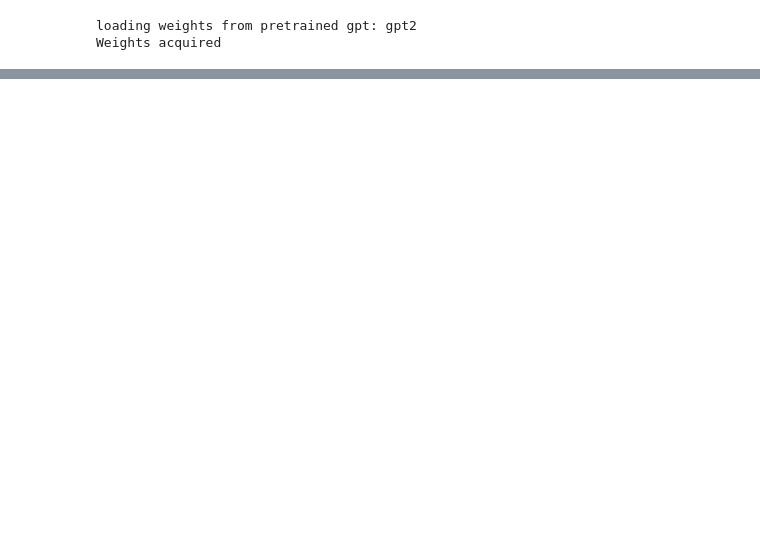
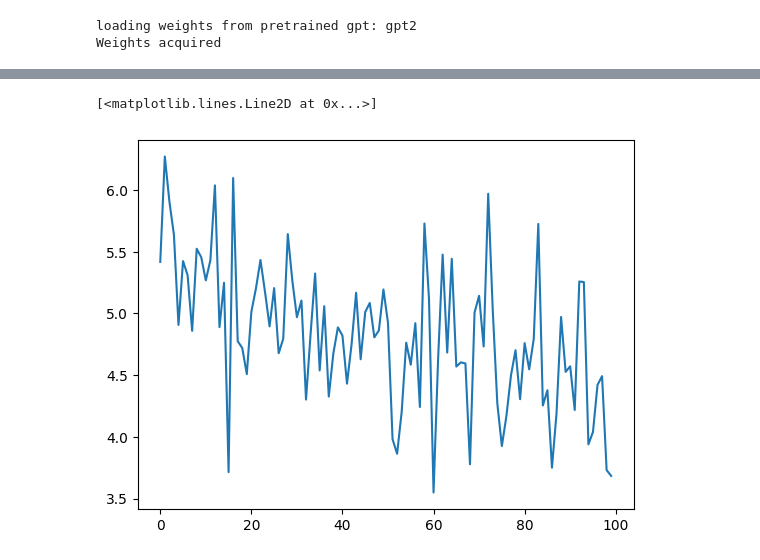
Before and after one commit to ragitu5552/Decoder-Only-Transformer, a Jupyter notebook: Untitled1.ipynb, the cells around one changed output, grey strips where cells are left out. Saved outputs shown, nothing was run; the diff lists cells and outputs as text; code cells hidden in the pictures; blank space fills up the shorter version.

Commit message:
Trained the model on shakespear dataset

```diff
--- a/Untitled1.ipynb
+++ b/Untitled1.ipynb
@@ -223,0 +461,34 @@ for i in range(5):
+# %%
+batch = 5
+block = 32
+data = text[:1000]
+data = enc.encode(data)
+data = torch.tensor(data)
+inp = data[:batch*block+1]
+x =inp[:-1].view(batch, block)
+y =inp[1:].view(batch, block)
+# %%
+def get_batch(data):
+    ix = torch.randint(0, len(data), (1, ))
+    inpd = data[ix:ix+block*batch+1]
+    len(inpd)
+    # inpd = torch.tensor(inpd)
+    x = inpd[:-1].view(batch, block)
+    y = inpd[1:].view(batch, block)
+    return x, y
+# %%
+enc_text = enc.encode(text)
+enc_text = torch.tensor(enc_text)
+# %%
+
+optimizer = torch.optim.AdamW(model.parameters(), lr=0.001)
+lossi = []
+for i in range(100):
+    x, y = get_batch(enc_text)
+    logits, loss = model(x, y)
+    if i%10 == 0:
+        print('loss: ', loss.item())
+    lossi.append(loss.item())
+    optimizer.zero_grad()
+    loss.backward()
+    optimizer.step()
@@ -223,0 +506,5 @@ for i in range(5):
+# %%
+plt.plot(lossi)
+# %% [output]
+[<matplotlib.lines.Line2D at 0x...>]
+[figure, added]
```
Also changed, not shown: parts of 10 cells of this notebook, 1 other file.
